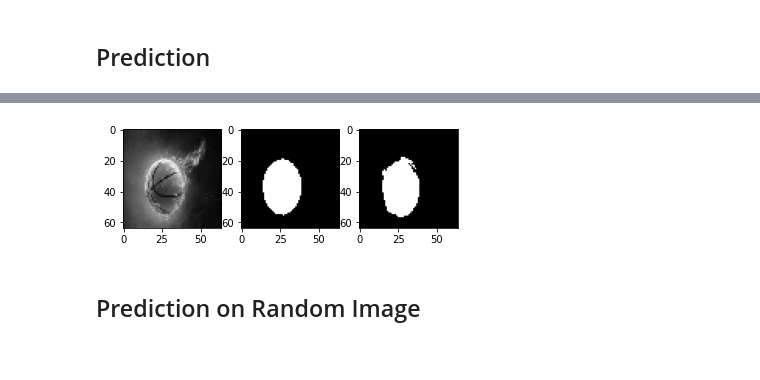
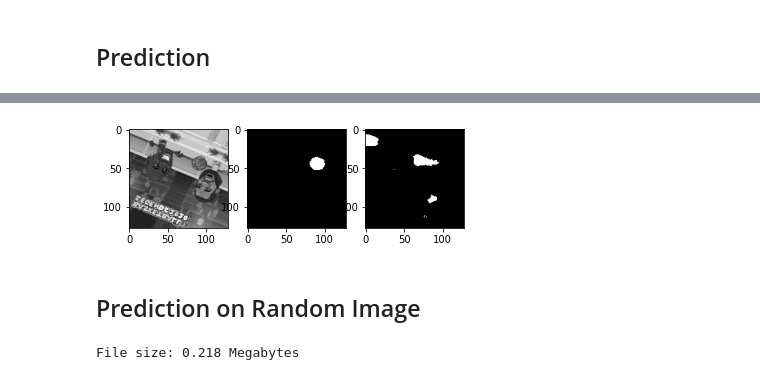
Before and after one commit to nnilayy/Ground-Zero, a Jupyter notebook: Segmentation.ipynb, the cells around one changed output, grey strips where cells are left out. Saved outputs shown, nothing was run; the diff lists cells and outputs as text; code cells hidden in the pictures.

```diff
--- a/Segmentation.ipynb
+++ b/Segmentation.ipynb
@@ -134,13 +134,13 @@ from keras.layers import concatenate
 
 image=Input(shape=(IMAGE_SIZE, IMAGE_SIZE, 1))
 conv1=Conv2D(16, 4, padding='same', activation="relu")(image)
-conv2=Conv2D(8, 4, padding='same', activation="relu")(conv1)
+conv2=Conv2D(10, 4, padding='same', activation="relu")(conv1)
 av1=AveragePooling2D(2, padding='same')(conv2)
 conv3=Conv2D(16, 4, padding='same', activation="relu")(av1)
-conv4=Conv2D(8, 4, padding='same', activation="relu")(conv3)
+conv4=Conv2D(10, 4, padding='same', activation="relu")(conv3)
 av2=AveragePooling2D(2, padding='same')(conv4)
 conv5=Conv2D(16, 4, padding='same', activation="relu")(av2)
-conv6=Conv2D(8, 4, padding='same', activation="relu")(conv5)
+conv6=Conv2D(10, 4, padding='same', activation="relu")(conv5)
 av3=AveragePooling2D(2, padding='same')(conv6)
 resize=Resizing(IMAGE_SIZE, IMAGE_SIZE, interpolation='bilinear')(av3)
 conc=concatenate([conv1,resize])
@@ -192,6 +192,6 @@ model.compile(loss="mse",
 model.fit(X,
           y,
           steps_per_epoch=32,
-          epochs=300,
+          epochs=50,
           verbose=1)
 # %% [output]
@@ -216,7 +217,8 @@ Epoch 163/300
 ## Prediction
 # %%
 # Test Image
-index=456
+X=np.squeeze(X,-1)
+index=90
 test=X[index]
 actual=y[index]
 # file='/content/download.jpg'
@@ -243,4 +245,4 @@ plt.show()
-[figure, old version]
+[figure, new version]
 # %% [markdown]
 ## Prediction on Random Image
 # %%
@@ -263,8 +265,10 @@ def convert_bytes(size,unit=None):
     return print("File size: "+str(size)+"bytes")
 # %%
 # Model Size Before Model Quantization
-model="/content/model_64.h5"
+model="/content/model_0.h5"
 convert_bytes(get_file_size(model),"MB")
+# %% [output]
+File size: 0.218 Megabytes
 # %%
 X=np.expand_dims(X,-1)
 X=tf.cast(X,tf.float32)
```
Also changed, not shown: parts of 9 cells of this notebook.
